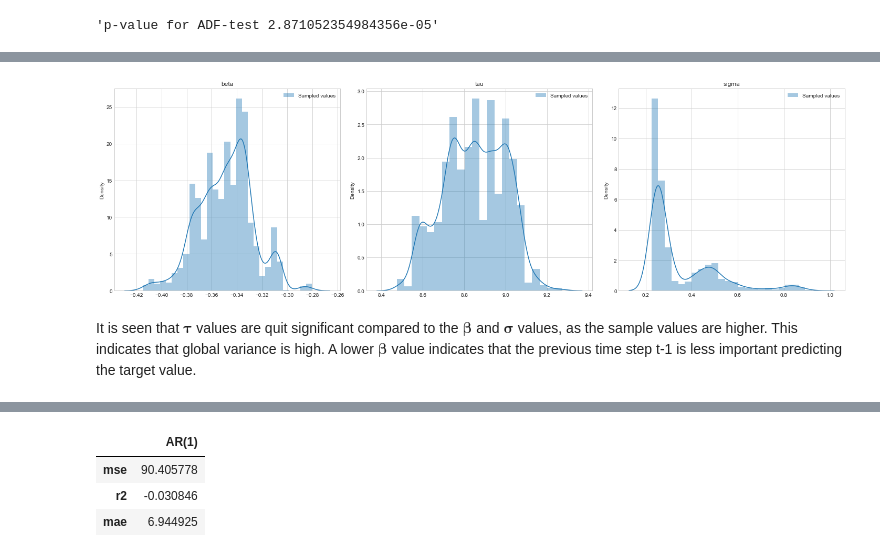
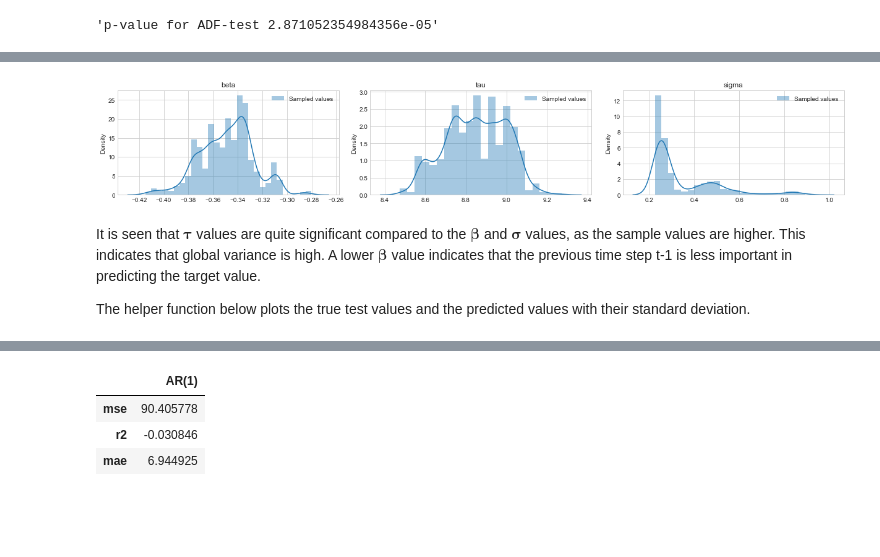
Before and after one commit to oliversvane/MBML-Project-2023, a Jupyter notebook: Arima_Models.ipynb, the cells around one changed output, grey strips where cells are left out. Saved outputs shown, nothing was run; the diff lists cells and outputs as text; code cells hidden in the pictures; blank space fills up the shorter version.

```diff
--- a/Arima_Models.ipynb
+++ b/Arima_Models.ipynb
@@ -262,7 +285,7 @@ Total time: 0.836m
 hmc_samples = {k: v for k, v in mcmc.get_samples().items()}
 
 nodes = ['beta', 'tau', 'sigma']
-fig, axes = plt.subplots(1,3, figsize=(20,6))
+fig, axes = plt.subplots(1,3, figsize=(17,3))
 true_values = [beta, tau, sigma]
 
 for i, node in enumerate(nodes):
@@ -486,15 +488,17 @@ ar1_std =CI95(hmc_samples['y_pred'])
 # %%
 # Visualization of the posterior distributions
 nodes = ['beta', 'tau', 'sigma']
-fig, axes = plt.subplots(1,3, figsize=(20,6))
+fig, axes = plt.subplots(1,3, figsize=(17,3))
 axes = axes.flatten()
 for i, node in enumerate(nodes):
     axes[i].set_title(node)
     sns.distplot(hmc_samples[node], label='Sampled values', ax=axes[i])
     axes[i].legend()
 fig.tight_layout()
 plt.savefig('figures/parameter_dist_AR(1).png', bbox_inches='tight')
 # %% [output]
-[figure, old version]
+[figure, new version]
 # %% [markdown]
-It is seen that $\boldsymbol{\tau}$ values are quit significant compared to the $\boldsymbol{\beta}$ and $\boldsymbol{\sigma}$ values, as the sample values are higher. This indicates that global variance is high. A lower  $\boldsymbol{\beta}$  value indicates that the previous time step t-1 is less important predicting the target value.
+It is seen that $\boldsymbol{\tau}$ values are quite significant compared to the $\boldsymbol{\beta}$ and $\boldsymbol{\sigma}$ values, as the sample values are higher. This indicates that global variance is high. A lower  $\boldsymbol{\beta}$  value indicates that the previous time step t-1 is less important in predicting the target value.
+
+The helper function below plots the true test values and the predicted values with their standard deviation.
```
Also changed, not shown: parts of 57 cells of this notebook, 10 other files.
